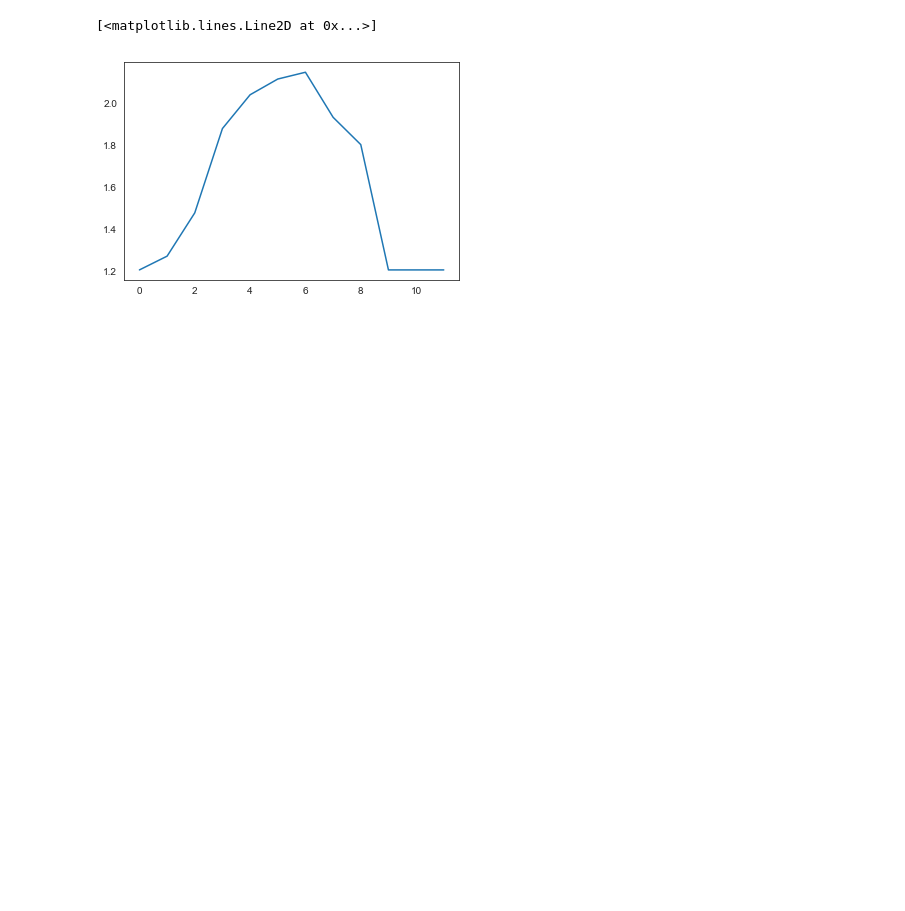
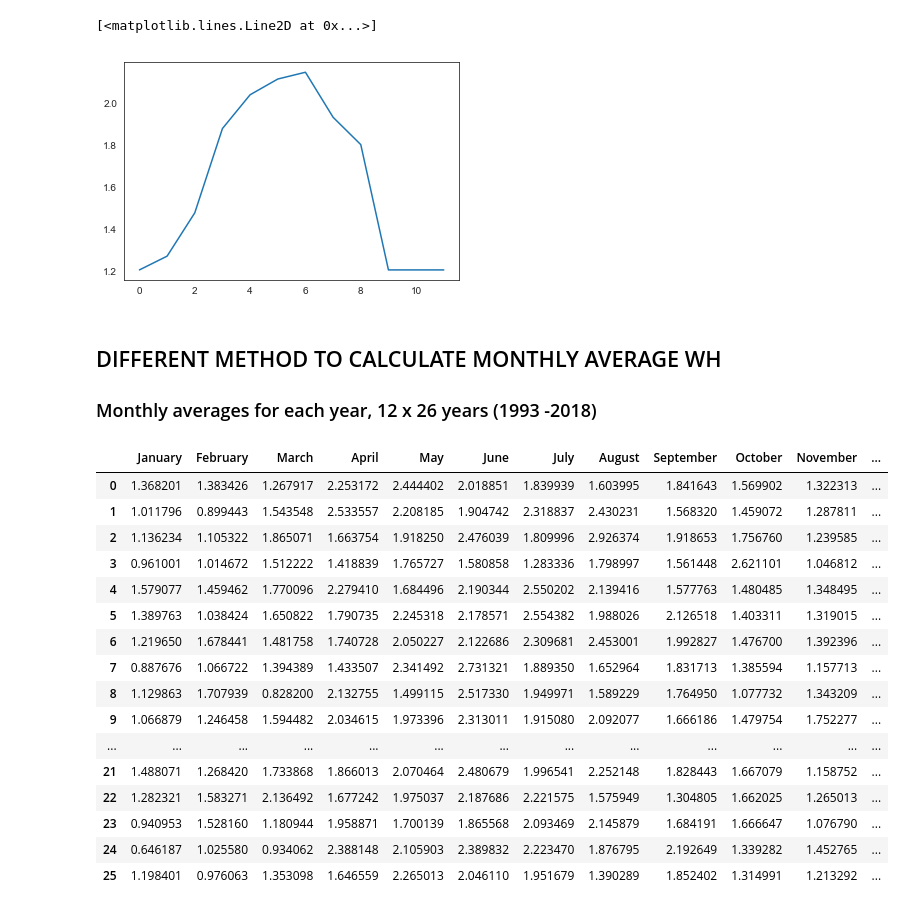
Before and after one commit to CourtneySmith32/Honours-Coursework, a Jupyter notebook: melville_month.ipynb, the cells around one changed output. Saved outputs shown, nothing was run; the diff lists cells and outputs as text; code cells hidden in the pictures; blank space fills up the shorter version.

```diff
--- a/melville_month.ipynb
+++ b/melville_month.ipynb
@@ -305,3 +312,28 @@ plt.plot(means)
 # %% [output]
 [<matplotlib.lines.Line2D at 0x...>]
 [figure]
+# %% [markdown]
+## DIFFERENT METHOD TO CALCULATE MONTHLY AVERAGE WH
+### Monthly averages for each year, 12 x 26 years (1993 -2018)
+# %%
+nameCSV = 'mel_wh_month_vs_year.csv'
+no_nan = pd.read_csv(str(nameCSV))
+no_nan
+# %% [output]
+|  | January | February | March | April | May | June | July | August | September | October | November | ... |
+| 0 | 1.368201 | 1.383426 | 1.267917 | 2.253172 | 2.444402 | 2.018851 | 1.839939 | 1.603995 | 1.841643 | 1.569902 | 1.322313 | ... |
+| 1 | 1.011796 | 0.899443 | 1.543548 | 2.533557 | 2.208185 | 1.904742 | 2.318837 | 2.430231 | 1.568320 | 1.459072 | 1.287811 | ... |
+| 2 | 1.136234 | 1.105322 | 1.865071 | 1.663754 | 1.918250 | 2.476039 | 1.809996 | 2.926374 | 1.918653 | 1.756760 | 1.239585 | ... |
+| 3 | 0.961001 | 1.014672 | 1.512222 | 1.418839 | 1.765727 | 1.580858 | 1.283336 | 1.798997 | 1.561448 | 2.621101 | 1.046812 | ... |
+| 4 | 1.579077 | 1.459462 | 1.770096 | 2.279410 | 1.684496 | 2.190344 | 2.550202 | 2.139416 | 1.577763 | 1.480485 | 1.348495 | ... |
+| 5 | 1.389763 | 1.038424 | 1.650822 | 1.790735 | 2.245318 | 2.178571 | 2.554382 | 1.988026 | 2.126518 | 1.403311 | 1.319015 | ... |
+| 6 | 1.219650 | 1.678441 | 1.481758 | 1.740728 | 2.050227 | 2.122686 | 2.309681 | 2.453001 | 1.992827 | 1.476700 | 1.392396 | ... |
+| 7 | 0.887676 | 1.066722 | 1.394389 | 1.433507 | 2.341492 | 2.731321 | 1.889350 | 1.652964 | 1.831713 | 1.385594 | 1.157713 | ... |
+| 8 | 1.129863 | 1.707939 | 0.828200 | 2.132755 | 1.499115 | 2.517330 | 1.949971 | 1.589229 | 1.764950 | 1.077732 | 1.343209 | ... |
+| 9 | 1.066879 | 1.246458 | 1.594482 | 2.034615 | 1.973396 | 2.313011 | 1.915080 | 2.092077 | 1.666186 | 1.479754 | 1.752277 | ... |
+| ... | ... | ... | ... | ... | ... | ... | ... | ... | ... | ... | ... | ... |
+| 21 | 1.488071 | 1.268420 | 1.733868 | 1.866013 | 2.070464 | 2.480679 | 1.996541 | 2.252148 | 1.828443 | 1.667079 | 1.158752 | ... |
+| 22 | 1.282321 | 1.583271 | 2.136492 | 1.677242 | 1.975037 | 2.187686 | 2.221575 | 1.575949 | 1.304805 | 1.662025 | 1.265013 | ... |
+| 23 | 0.940953 | 1.528160 | 1.180944 | 1.958871 | 1.700139 | 1.865568 | 2.093469 | 2.145879 | 1.684191 | 1.666647 | 1.076790 | ... |
+| 24 | 0.646187 | 1.025580 | 0.934062 | 2.388148 | 2.105903 | 2.389832 | 2.223470 | 1.876795 | 2.192649 | 1.339282 | 1.452765 | ... |
+| 25 | 1.198401 | 0.976063 | 1.353098 | 1.646559 | 2.265013 | 2.046110 | 1.951679 | 1.390289 | 1.852402 | 1.314991 | 1.213292 | ... |
```
Also changed, not shown: parts of 7 cells of this notebook, 13 other files.
